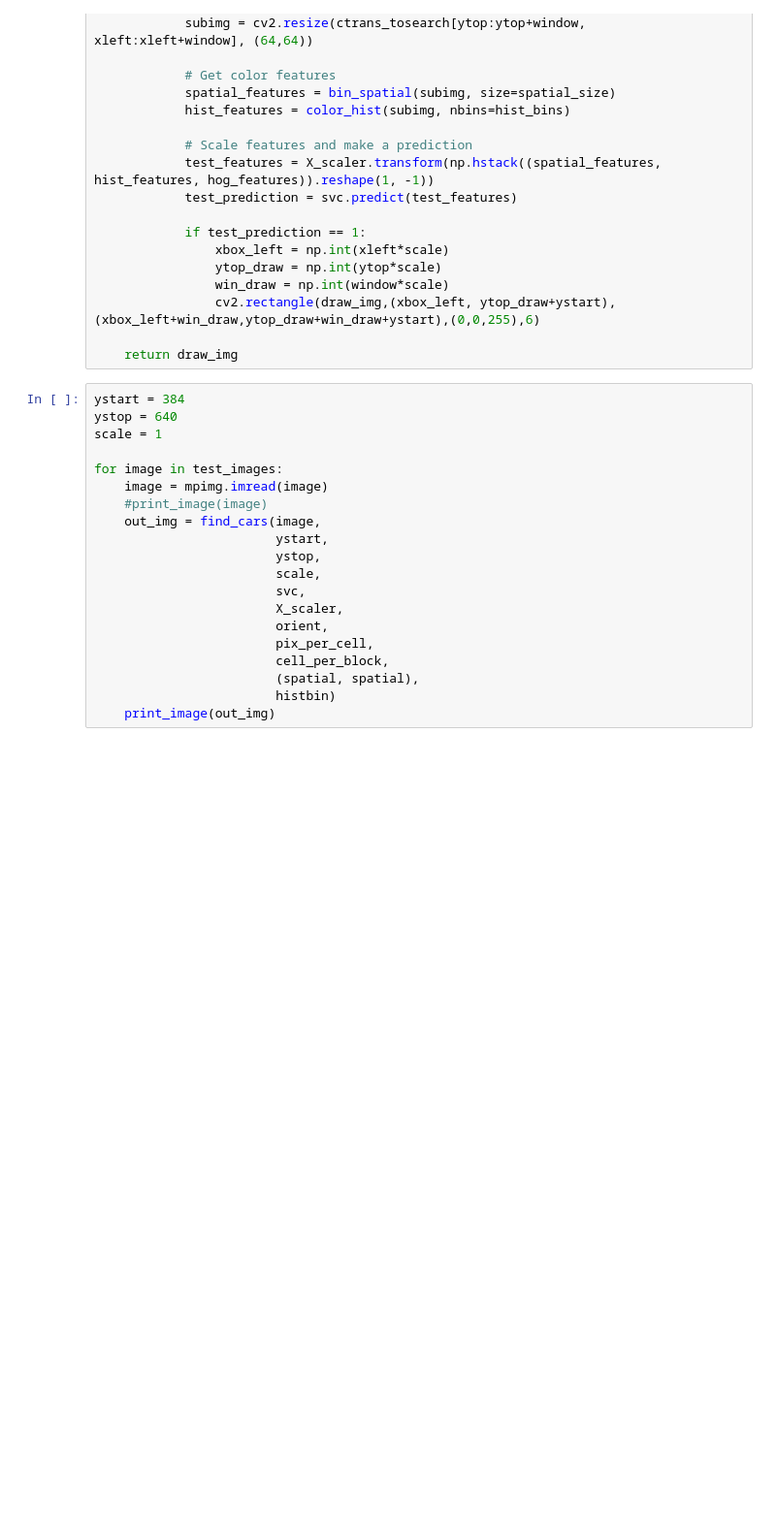
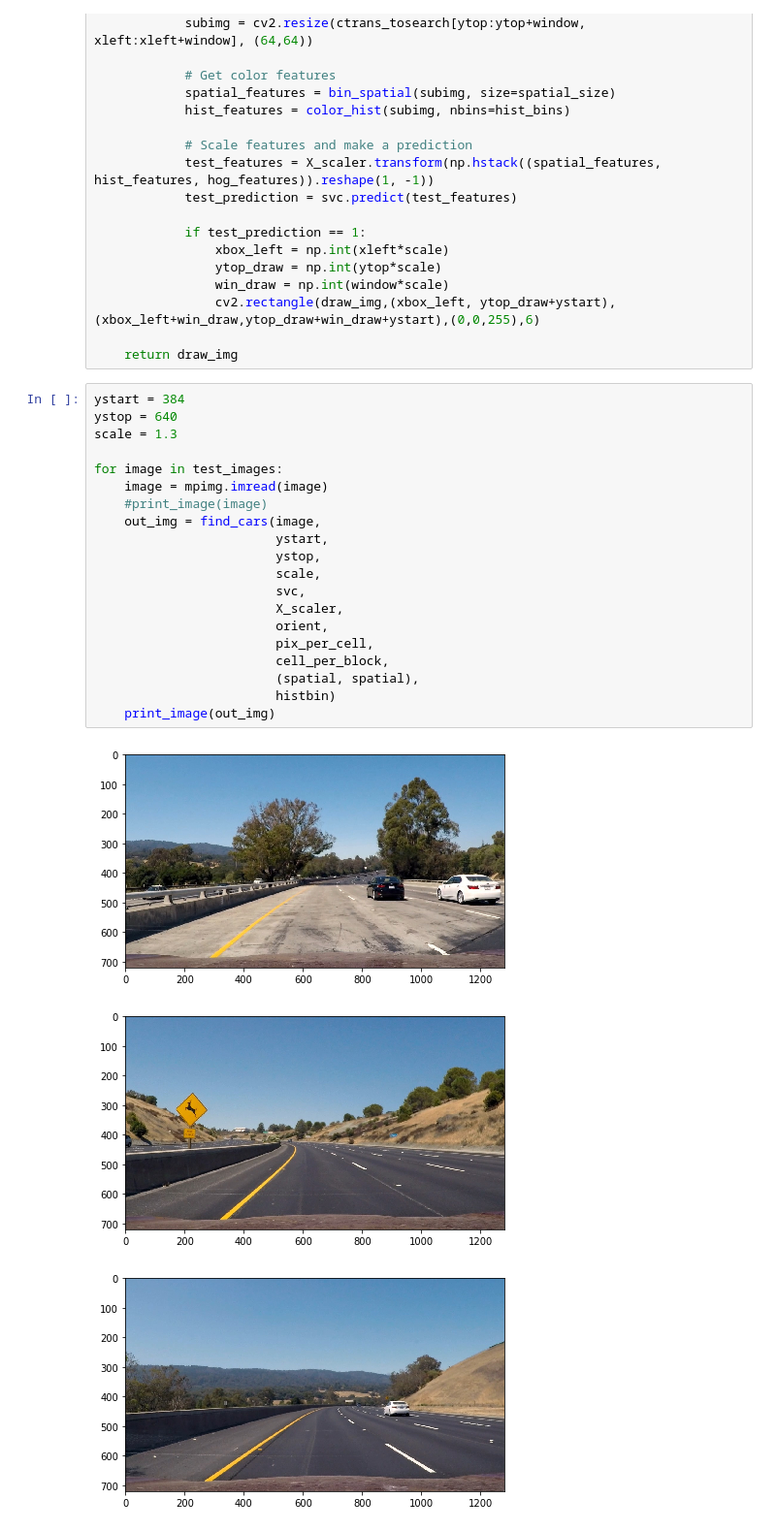
Before and after one commit to chmod600/carnd1-project5, a Jupyter notebook: pipepine1.ipynb, the cells around one changed output. Shown at 97% size. Cells and saved outputs as stored; diff of their text form; blank space fills up the shorter version.

```diff
--- a/pipepine1.ipynb
+++ b/pipepine1.ipynb
@@ -487,20 +487,24 @@ def find_cars(img, ystart, ystop, scale, svc, X_scaler, orient, pix_per_cell, ce
 # %%
 ystart = 384
 ystop = 640
-scale = 1
+scale = 1.3
 
 for image in test_images:
     image = mpimg.imread(image)
     #print_image(image)
     out_img = find_cars(image,
                         ystart,
                         ystop,
                         scale,
                         svc,
                         X_scaler,
                         orient,
                         pix_per_cell,
                         cell_per_block,
                         (spatial, spatial),
                         histbin)
     print_image(out_img)
+# %% [output]
+[figure, added]
+[figure, added]
+[figure, added]
```
Also changed, not shown: parts of 1 cell of this notebook.
